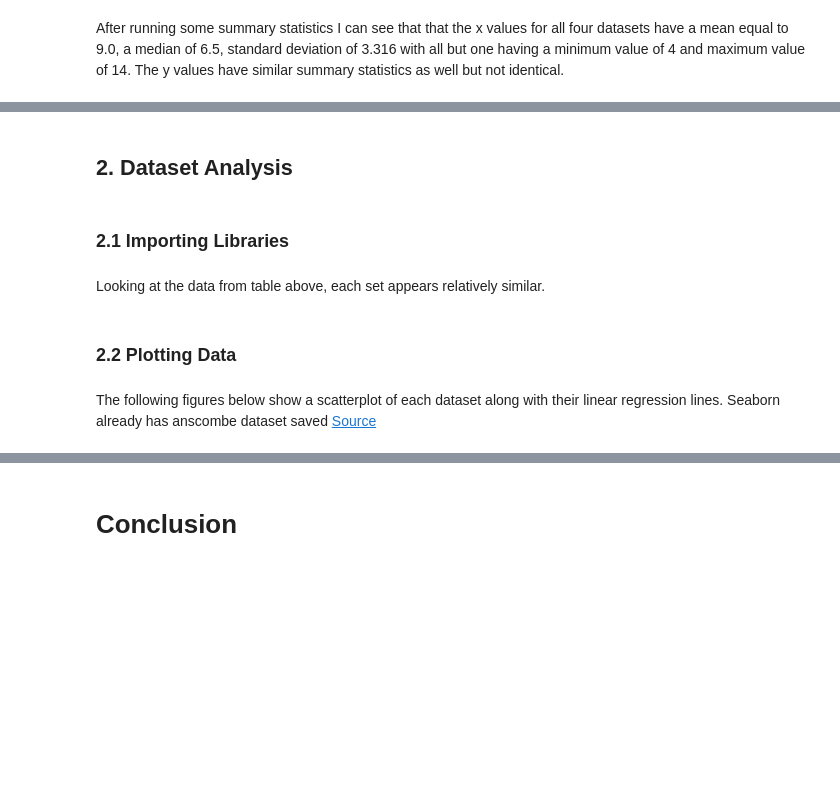
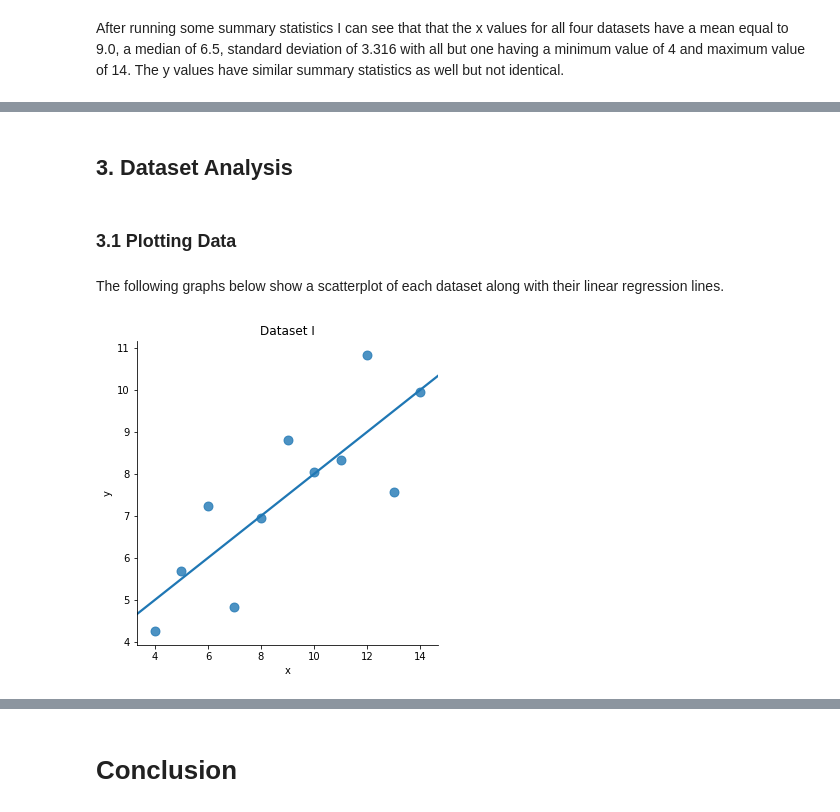
Before and after one commit to simonava5/AnscombesData, a Jupyter notebook: AnscombesDataNew.ipynb, the cells around one changed output, grey strips where cells are left out. Drawn from its saved outputs; the diff is of its cells as text; code cells hidden in the pictures; blank space fills up the shorter version.

Commit message:
Updated conclusion and scatterplots

```diff
--- a/AnscombesDataNew.ipynb
+++ b/AnscombesDataNew.ipynb
@@ -37,4 +104,2 @@ df.style.apply(highlight_max)
 # %% [markdown]
-## 2. Dataset Analysis
+## 3. Dataset Analysis
-# %% [markdown]
-### 2.1 Importing Libraries
@@ -56,11 +106,15 @@ df # Print the items of this data set
-# %% [markdown]
-Looking at the data from table above, each set appears relatively similar.
 # %% [markdown]
-### 2.2 Plotting Data
+### 3.1 Plotting Data
 # %% [markdown]
-The following figures below show a scatterplot of each dataset along with their linear regression lines. Seaborn already has anscombe dataset saved [Source](https://seaborn.pydata.org/tutorial/regression.html)
+The following graphs below show a scatterplot of each dataset along with their linear regression lines.
 # %%
 anscombe = sns.load_dataset("anscombe")
 # %%
 sns.lmplot(x="x", y="y", data=anscombe.query("dataset == 'I'"),
            ci=None, scatter_kws={"s": 80});
+
+plt.title("Dataset I")
+
+plt.show()
+# %% [output]
+[figure, added]
```
Also changed, not shown: parts of 17 cells of this notebook.
